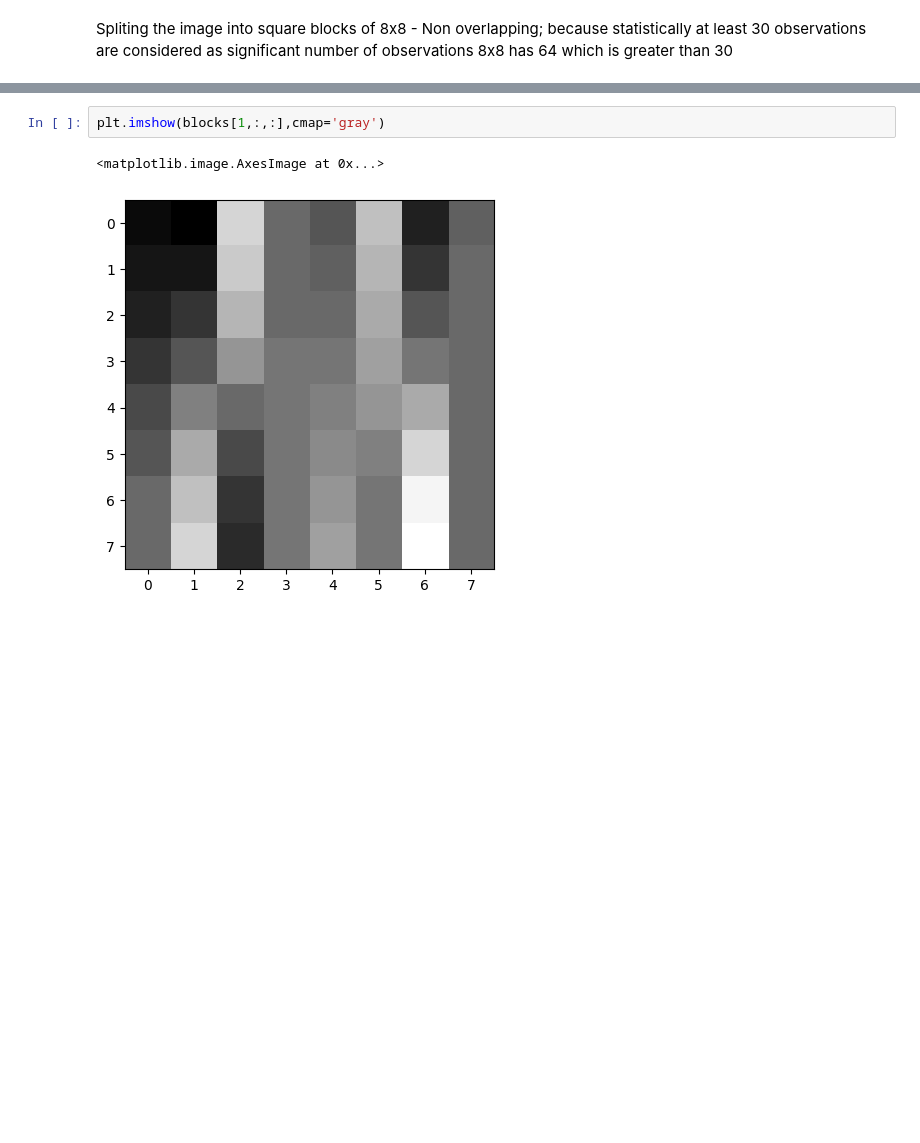
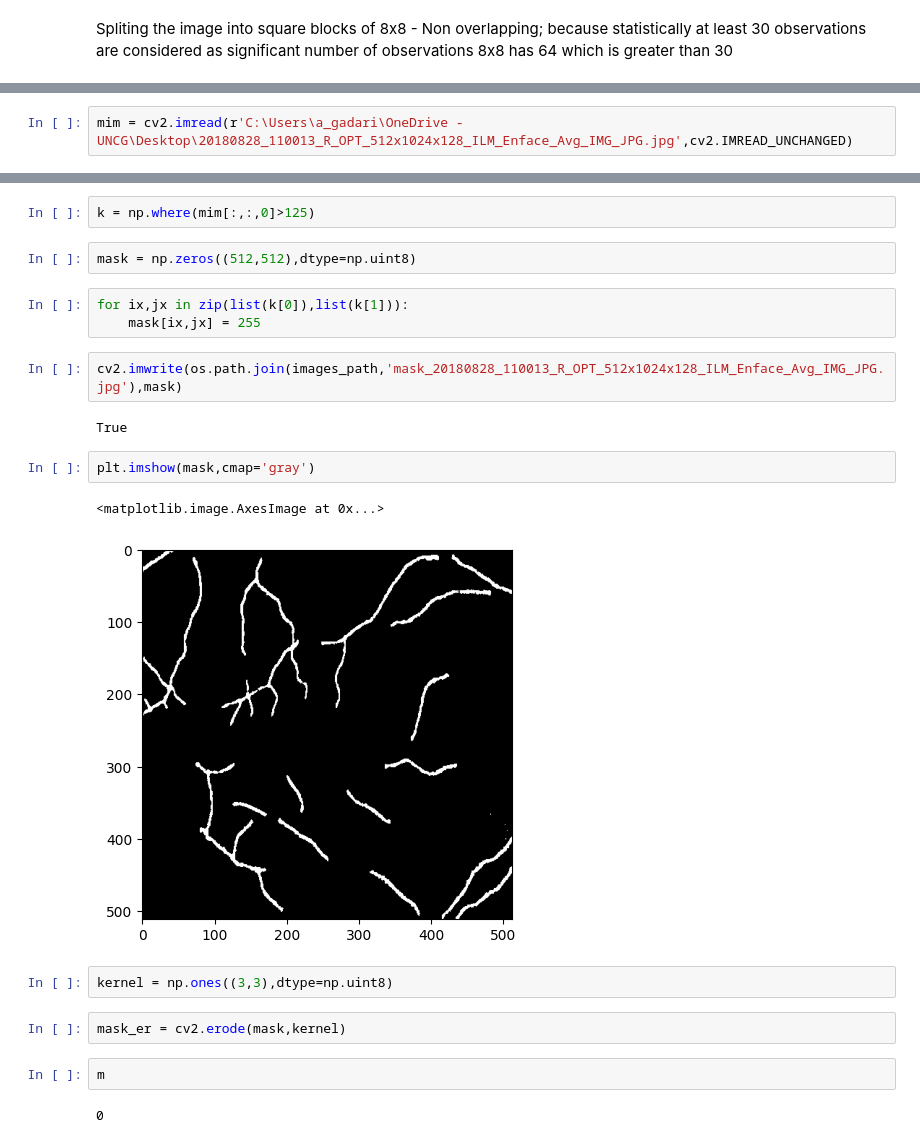
Before and after one commit to AdarshG-Uncg/bdml_610_project, a Jupyter notebook: exploration ipynb files/ex1.ipynb, the cells around one changed output, grey strips where cells are left out. Drawn from its saved outputs; the diff is of its cells as text; blank space fills up the shorter version.

```diff
--- a/exploration ipynb files/ex1.ipynb
+++ b/exploration ipynb files/ex1.ipynb
@@ -47,0 +81,2 @@ for i in range(blocks.shape[0]):
+# %%
+mim = cv2.imread(r'C:\Users\a_gadari\OneDrive - UNCG\Desktop\20180828_110013_R_OPT_512x1024x128_ILM_Enface_Avg_IMG_JPG.jpg',cv2.IMREAD_UNCHANGED)
@@ -48,5 +88,24 @@ for i in range(blocks.shape[0]):
+# %%
+k = np.where(mim[:,:,0]>125)
+# %%
+mask = np.zeros((512,512),dtype=np.uint8)
+# %%
+for ix,jx in zip(list(k[0]),list(k[1])):
+    mask[ix,jx] = 255
+# %%
+cv2.imwrite(os.path.join(images_path,'mask_20180828_110013_R_OPT_512x1024x128_ILM_Enface_Avg_IMG_JPG.jpg'),mask)
+# %% [output]
+True
 # %%
-plt.imshow(blocks[1,:,:],cmap='gray')
+plt.imshow(mask,cmap='gray')
 # %% [output]
 <matplotlib.image.AxesImage at 0x...>
-[figure, old version]
+[figure, new version]
+# %%
+kernel = np.ones((3,3),dtype=np.uint8)
+# %%
+mask_er = cv2.erode(mask,kernel)
+# %%
+m
+# %% [output]
+0
```
Also changed, not shown: parts of 17 cells of this notebook, 2 other files.
